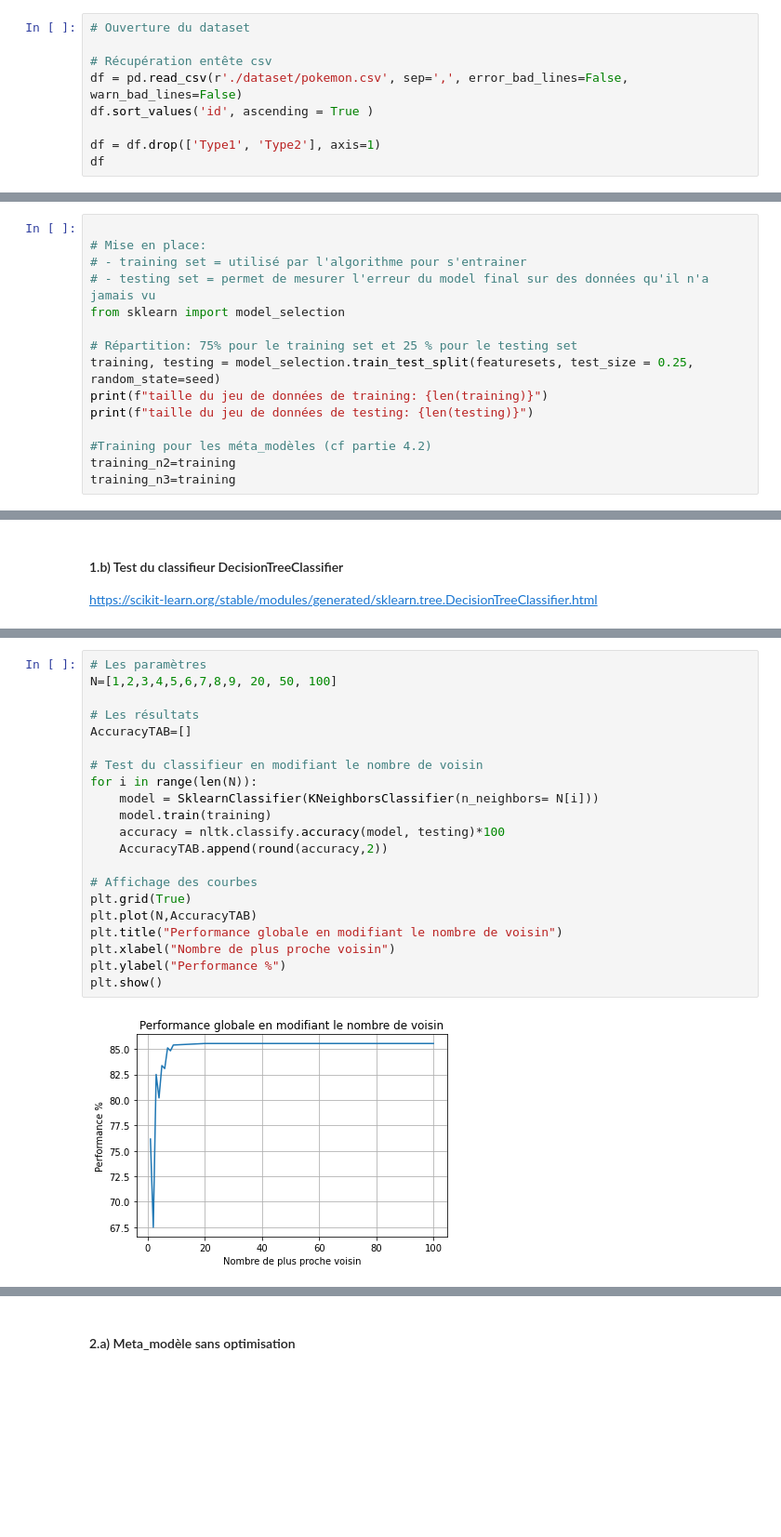
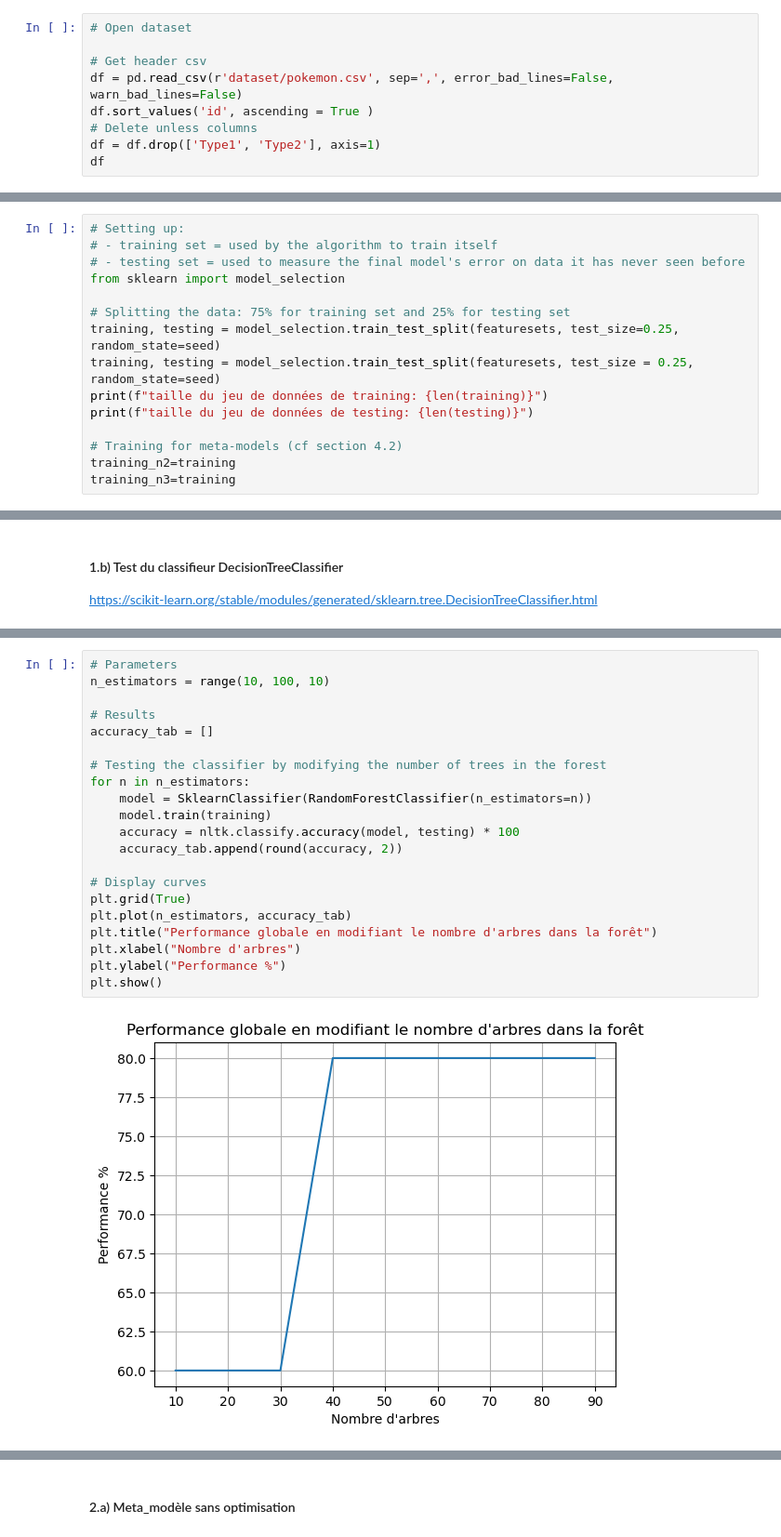
Before and after one commit to morganequelennec/datamining-projet, a Jupyter notebook: fr/Projet/rendu_projet.ipynb, the cells around one changed output, grey strips where cells are left out. Shown at 93% size. Saved outputs shown, nothing was run; the diff lists cells and outputs as text; blank space fills up the shorter version.

```diff
--- a/fr/Projet/rendu_projet.ipynb
+++ b/fr/Projet/rendu_projet.ipynb
@@ -1226,10 +1225,10 @@ threading_layer: pthreads
 # %%
-# Ouverture du dataset
+# Open dataset
 
-# Récupération entête csv
-df = pd.read_csv(r'./dataset/pokemon.csv', sep=',', error_bad_lines=False, warn_bad_lines=False)
+# Get header csv
+df = pd.read_csv(r'dataset/pokemon.csv', sep=',', error_bad_lines=False, warn_bad_lines=False)
 df.sort_values('id', ascending = True )
-
+# Delete unless columns
 df = df.drop(['Type1', 'Type2'], axis=1)
 df
 # %% [output]
@@ -1621,18 +1597,18 @@ featuresets = [(find_features(text), label) for (text, label) in messages]
 # %% [markdown]
 ### 5. Constitution du training set et du testing set
 # %%
-
-# Mise en place:
-# - training set = utilisé par l'algorithme pour s'entrainer
-# - testing set = permet de mesurer l'erreur du model final sur des données qu'il n'a jamais vu
+# Setting up:
+# - training set = used by the algorithm to train itself
+# - testing set = used to measure the final model's error on data it has never seen before
 from sklearn import model_selection
 
-# Répartition: 75% pour le training set et 25 % pour le testing set
+# Splitting the data: 75% for training set and 25% for testing set
+training, testing = model_selection.train_test_split(featuresets, test_size=0.25, random_state=seed)
 training, testing = model_selection.train_test_split(featuresets, test_size = 0.25, random_state=seed)
 print(f"taille du jeu de données de training: {len(training)}")
 print(f"taille du jeu de données de testing: {len(testing)}")
 
-#Training pour les méta_modèles (cf partie 4.2)
+# Training for meta-models (cf section 4.2)
 training_n2=training
 training_n3=training
 # %% [output]
@@ -1747,23 +1715,23 @@ https://scikit-learn.org/stable/modules/generated/sklearn.neighbors.KNeighborsCl
 # %%
-# Les paramètres
-N=[1,2,3,4,5,6,7,8,9, 20, 50, 100]
+# Parameters
+n_estimators = range(10, 100, 10)
 
-# Les résultats
-AccuracyTAB=[]
+# Results
+accuracy_tab = []
 
-# Test du classifieur en modifiant le nombre de voisin
-for i in range(len(N)):
-    model = SklearnClassifier(KNeighborsClassifier(n_neighbors= N[i]))
+# Testing the classifier by modifying the number of trees in the forest
+for n in n_estimators:
+    model = SklearnClassifier(RandomForestClassifier(n_estimators=n))
     model.train(training)
-    accuracy = nltk.classify.accuracy(model, testing)*100
-    AccuracyTAB.append(round(accuracy,2))
+    accuracy = nltk.classify.accuracy(model, testing) * 100
+    accuracy_tab.append(round(accuracy, 2))
 
-# Affichage des courbes
+# Display curves
 plt.grid(True)
-plt.plot(N,AccuracyTAB)
-plt.title("Performance globale en modifiant le nombre de voisin")
-plt.xlabel("Nombre de plus proche voisin")
+plt.plot(n_estimators, accuracy_tab)
+plt.title("Performance globale en modifiant le nombre d'arbres dans la forêt")
+plt.xlabel("Nombre d'arbres")
 plt.ylabel("Performance %")
 plt.show()
 # %% [output]
-[figure, old version]
+[figure, new version]
```
Also changed, not shown: parts of 47 cells of this notebook, 2 other files.
